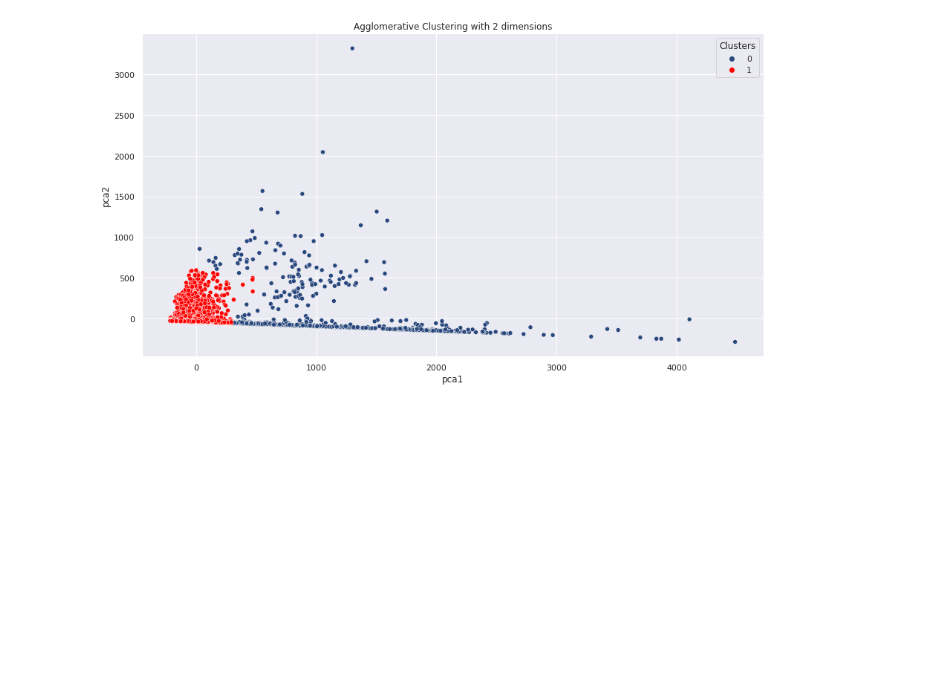
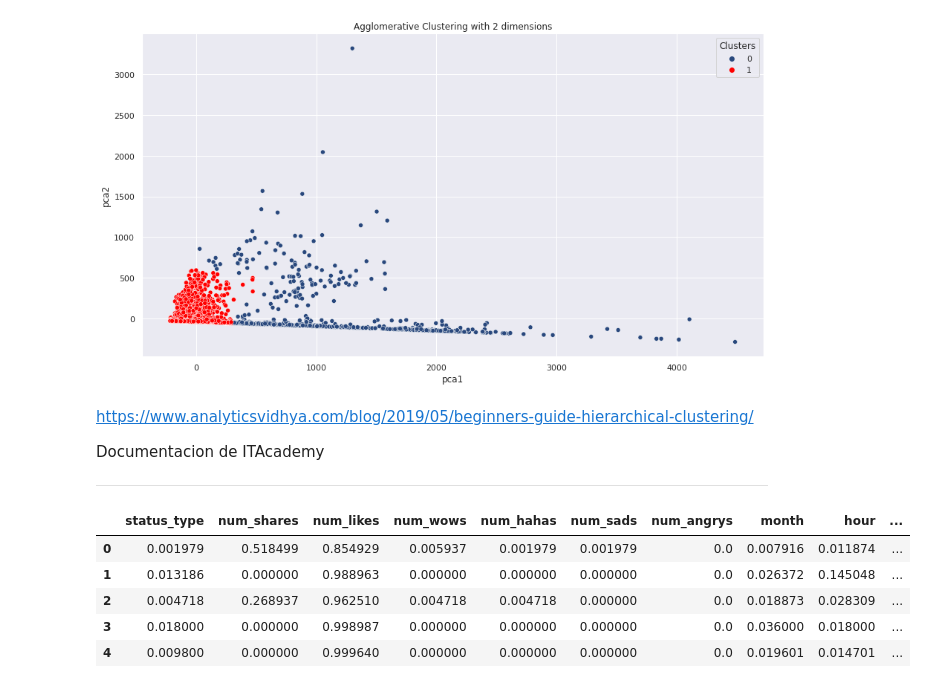
Before and after one commit to JMML2021/Sprint-8.-Algoritmes-d-aprenentatge-NO-supervisat-Agrupaci-, a Jupyter notebook: Sprint_8_Algoritmes_d’aprenentatge_NO_supervisat_Agrupació.ipynb, the cells around one changed output. Cells and saved outputs as stored; diff of their text form; code cells hidden in the pictures; blank space fills up the shorter version.

```diff
--- a/Sprint_8_Algoritmes_d’aprenentatge_NO_supervisat_Agrupació.ipynb
+++ b/Sprint_8_Algoritmes_d’aprenentatge_NO_supervisat_Agrupació.ipynb
@@ -538,3 +540,21 @@ plt.title('Agglomerative Clustering with 2 dimensions')
 plt.show()
 # %% [output]
 [figure]
+# %% [markdown]
+https://www.analyticsvidhya.com/blog/2019/05/beginners-guide-hierarchical-clustering/
+
+Documentacion de ITAcademy
+
+---
+# %%
+from sklearn.preprocessing import normalize
+data_scaled = normalize(df1)
+data_scaled = pd.DataFrame(data_scaled, columns=df1.columns)
+data_scaled.head()
+# %% [output]
+|  | status_type | num_shares | num_likes | num_wows | num_hahas | num_sads | num_angrys | month | hour | ... |
+| 0 | 0.001979 | 0.518499 | 0.854929 | 0.005937 | 0.001979 | 0.001979 | 0.0 | 0.007916 | 0.011874 | ... |
+| 1 | 0.013186 | 0.000000 | 0.988963 | 0.000000 | 0.000000 | 0.000000 | 0.0 | 0.026372 | 0.145048 | ... |
+| 2 | 0.004718 | 0.268937 | 0.962510 | 0.004718 | 0.004718 | 0.000000 | 0.0 | 0.018873 | 0.028309 | ... |
+| 3 | 0.018000 | 0.000000 | 0.998987 | 0.000000 | 0.000000 | 0.000000 | 0.0 | 0.036000 | 0.018000 | ... |
+| 4 | 0.009800 | 0.000000 | 0.999640 | 0.000000 | 0.000000 | 0.000000 | 0.0 | 0.019601 | 0.014701 | ... |
```
Also changed, not shown: parts of 8 cells of this notebook.
